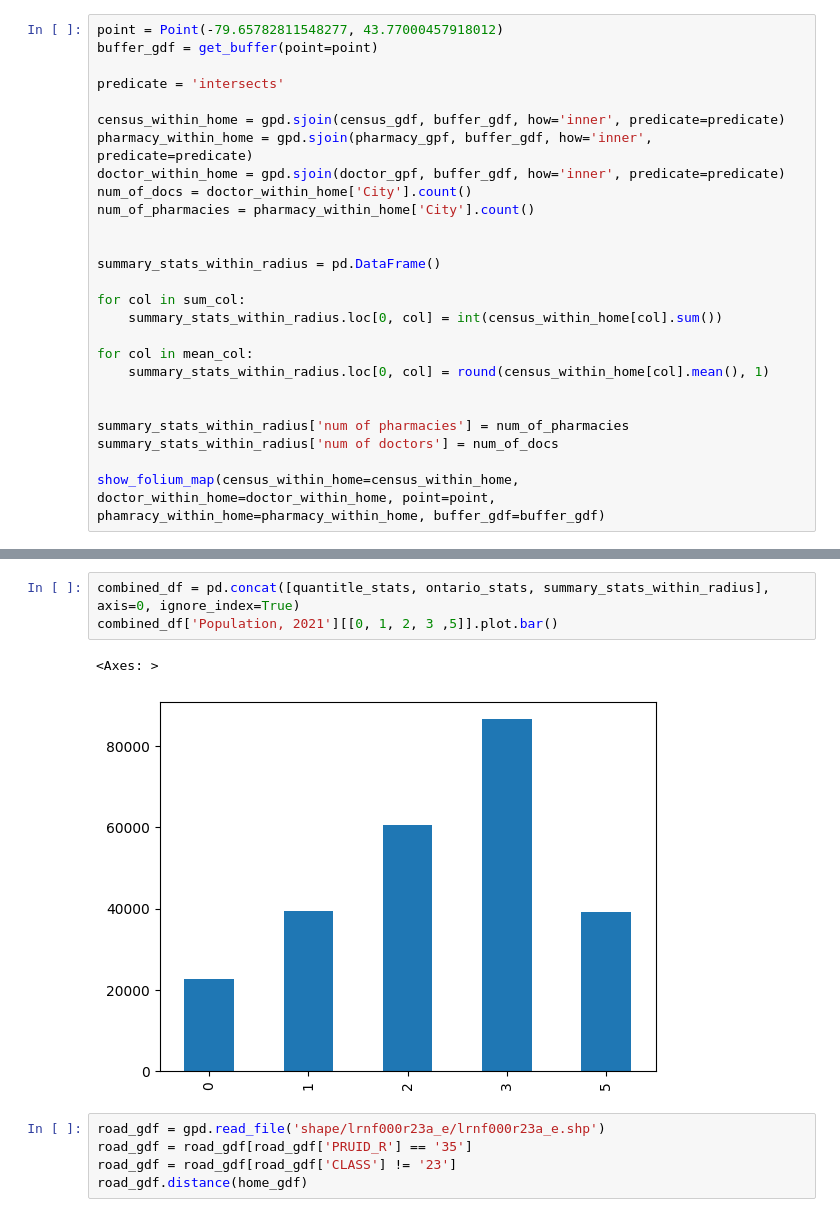
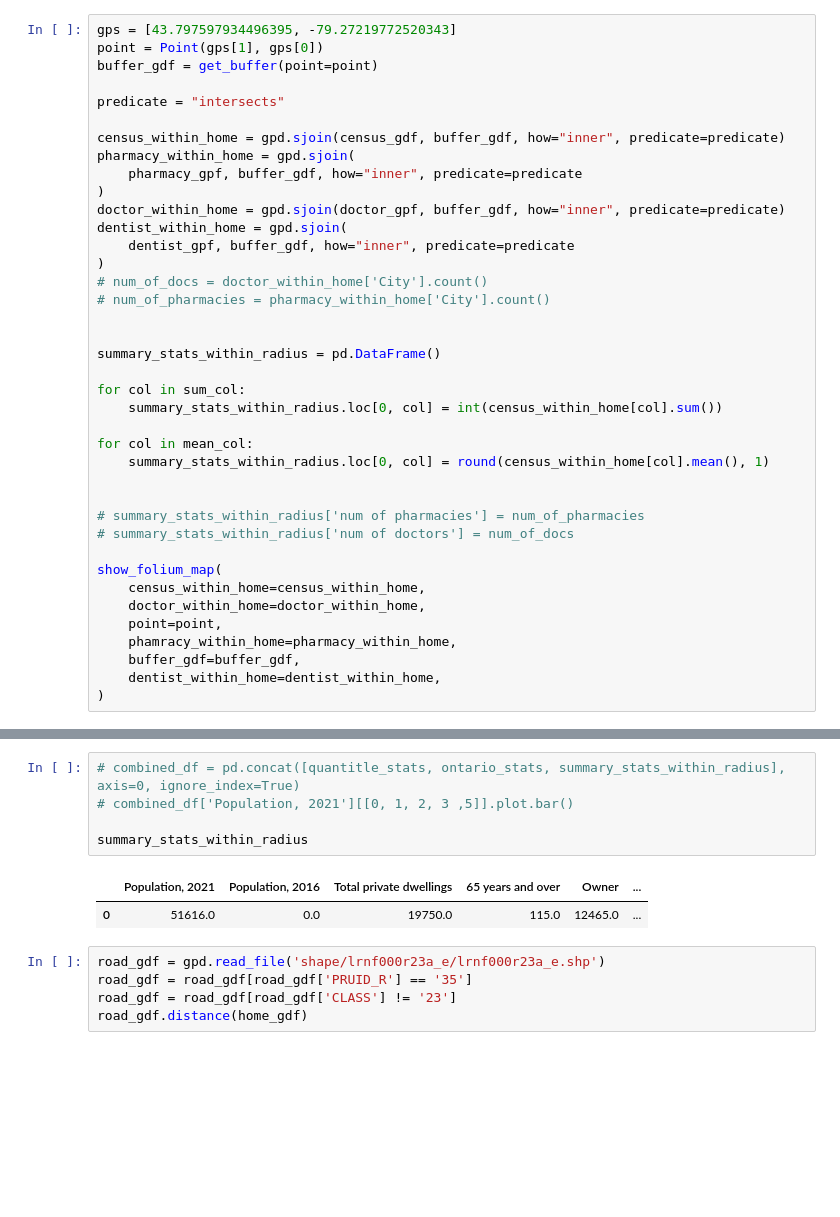
Before and after one commit to xeonmobius/pharmacy-market-analysis, a Jupyter notebook: automated_stats.ipynb, the cells around one changed output, grey strips where cells are left out. Drawn from its saved outputs; the diff is of its cells as text; blank space fills up the shorter version.

```diff
--- a/automated_stats.ipynb
+++ b/automated_stats.ipynb
@@ -232,14 +249,20 @@ quantitle_stats.to_csv("quantitle_stats.csv")
 # %%
-point = Point(-79.65782811548277, 43.77000457918012)
+gps = [43.797597934496395, -79.27219772520343]
+point = Point(gps[1], gps[0])
 buffer_gdf = get_buffer(point=point)
 
-predicate = 'intersects'
+predicate = "intersects"
 
-census_within_home = gpd.sjoin(census_gdf, buffer_gdf, how='inner', predicate=predicate)
-pharmacy_within_home = gpd.sjoin(pharmacy_gpf, buffer_gdf, how='inner', predicate=predicate)
-doctor_within_home = gpd.sjoin(doctor_gpf, buffer_gdf, how='inner', predicate=predicate)
-num_of_docs = doctor_within_home['City'].count()
-num_of_pharmacies = pharmacy_within_home['City'].count()
+census_within_home = gpd.sjoin(census_gdf, buffer_gdf, how="inner", predicate=predicate)
+pharmacy_within_home = gpd.sjoin(
+    pharmacy_gpf, buffer_gdf, how="inner", predicate=predicate
+)
+doctor_within_home = gpd.sjoin(doctor_gpf, buffer_gdf, how="inner", predicate=predicate)
+dentist_within_home = gpd.sjoin(
+    dentist_gpf, buffer_gdf, how="inner", predicate=predicate
+)
+# num_of_docs = doctor_within_home['City'].count()
+# num_of_pharmacies = pharmacy_within_home['City'].count()
 
 
 summary_stats_within_radius = pd.DataFrame()
@@ -251,18 +274,27 @@ for col in mean_col:
     summary_stats_within_radius.loc[0, col] = round(census_within_home[col].mean(), 1)
 
 
-summary_stats_within_radius['num of pharmacies'] = num_of_pharmacies
-summary_stats_within_radius['num of doctors'] = num_of_docs
+# summary_stats_within_radius['num of pharmacies'] = num_of_pharmacies
+# summary_stats_within_radius['num of doctors'] = num_of_docs
 
-show_folium_map(census_within_home=census_within_home, doctor_within_home=doctor_within_home, point=point, phamracy_within_home=pharmacy_within_home, buffer_gdf=buffer_gdf)
+show_folium_map(
+    census_within_home=census_within_home,
+    doctor_within_home=doctor_within_home,
+    point=point,
+    phamracy_within_home=pharmacy_within_home,
+    buffer_gdf=buffer_gdf,
+    dentist_within_home=dentist_within_home,
+)
 # %% [output]
 [interactive output not drawn]
 # %%
-combined_df = pd.concat([quantitle_stats, ontario_stats, summary_stats_within_radius], axis=0, ignore_index=True)
-combined_df['Population, 2021'][[0, 1, 2, 3 ,5]].plot.bar()
+# combined_df = pd.concat([quantitle_stats, ontario_stats, summary_stats_within_radius], axis=0, ignore_index=True)
+# combined_df['Population, 2021'][[0, 1, 2, 3 ,5]].plot.bar()
+
+summary_stats_within_radius
 # %% [output]
-<Axes: >
-[figure, removed]
+|  | Population, 2021 | Population, 2016 | Total private dwellings | 65 years and over | Owner | ... |
+| 0 | 51616.0 | 0.0 | 19750.0 | 115.0 | 12465.0 | ... |
 # %%
 road_gdf = gpd.read_file('shape/lrnf000r23a_e/lrnf000r23a_e.shp')
 road_gdf = road_gdf[road_gdf['PRUID_R'] == '35']
```
Also changed, not shown: parts of 4 cells of this notebook, 1 other file.
